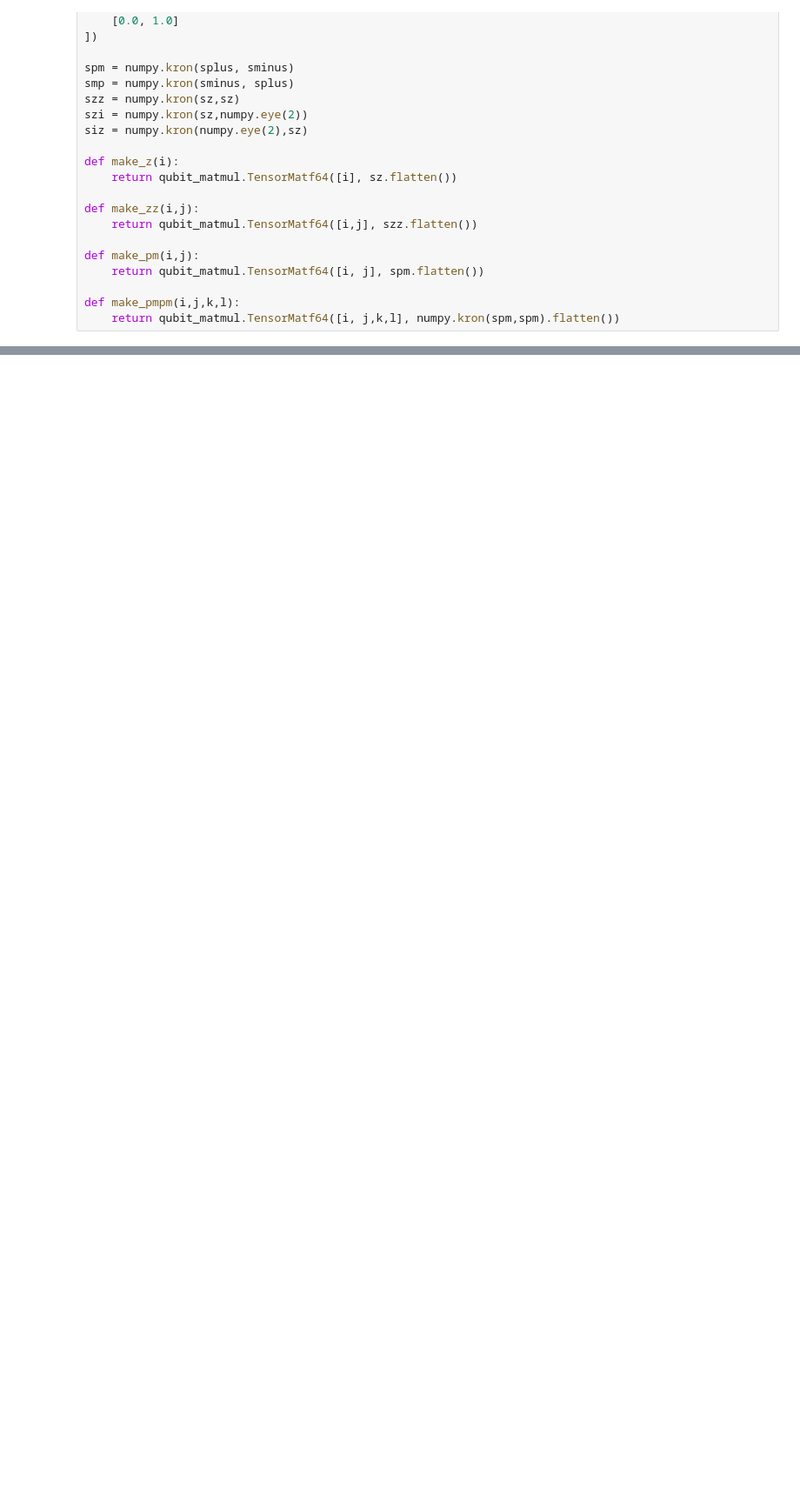
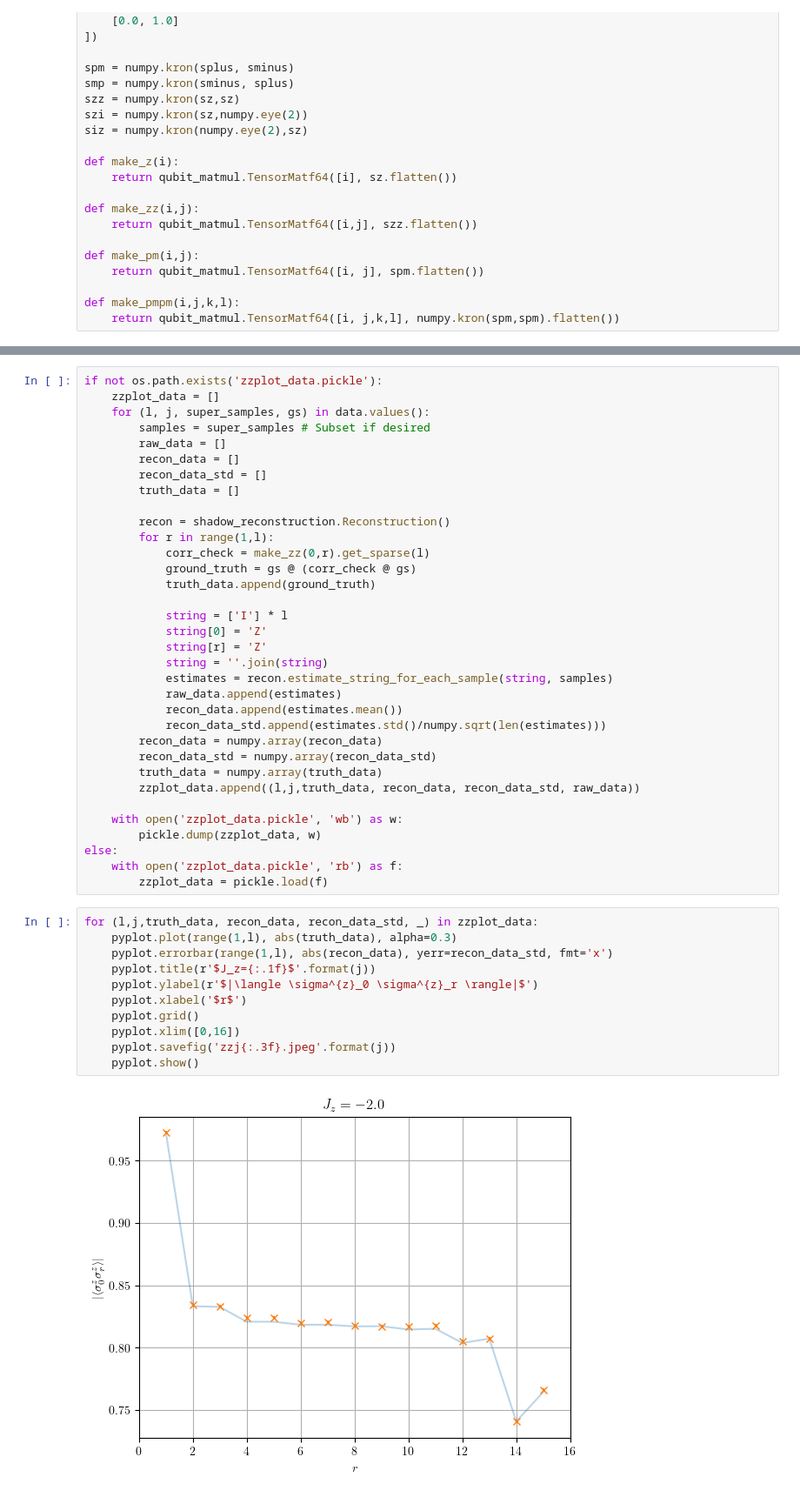
Before and after one commit to Renmusxd/NumberShadow, a Jupyter notebook: jupyter/AnalyzeData.ipynb, the cells around one changed output, grey strips where cells are left out. Shown at 87% size. Cells and saved outputs as stored; diff of their text form; blank space fills up the shorter version.

```diff
--- a/jupyter/AnalyzeData.ipynb
+++ b/jupyter/AnalyzeData.ipynb
@@ -67,0 +75,47 @@ for k, (l, j) in base_dirs.items():
+# %%
+if not os.path.exists('zzplot_data.pickle'):
+    zzplot_data = []
+    for (l, j, super_samples, gs) in data.values():
+        samples = super_samples # Subset if desired
+        raw_data = []
+        recon_data = []
+        recon_data_std = []
+        truth_data = []
+
+        recon = shadow_reconstruction.Reconstruction()
+        for r in range(1,l):
+            corr_check = make_zz(0,r).get_sparse(l)
+            ground_truth = gs @ (corr_check @ gs)
+            truth_data.append(ground_truth)
+
+            string = ['I'] * l
+            string[0] = 'Z'
+            string[r] = 'Z'
+            string = ''.join(string)
+            estimates = recon.estimate_string_for_each_sample(string, samples)
+            raw_data.append(estimates)
+            recon_data.append(estimates.mean())
+            recon_data_std.append(estimates.std()/numpy.sqrt(len(estimates)))
+        recon_data = numpy.array(recon_data)
+        recon_data_std = numpy.array(recon_data_std)
+        truth_data = numpy.array(truth_data)
+        zzplot_data.append((l,j,truth_data, recon_data, recon_data_std, raw_data))
+
+    with open('zzplot_data.pickle', 'wb') as w:
+        pickle.dump(zzplot_data, w)
+else:
+    with open('zzplot_data.pickle', 'rb') as f:
+        zzplot_data = pickle.load(f)
+# %%
+for (l,j,truth_data, recon_data, recon_data_std, _) in zzplot_data:
+    pyplot.plot(range(1,l), abs(truth_data), alpha=0.3)
+    pyplot.errorbar(range(1,l), abs(recon_data), yerr=recon_data_std, fmt='x')
+    pyplot.title(r'$J_z={:.1f}$'.format(j))
+    pyplot.ylabel(r'$|\langle \sigma^{z}_0 \sigma^{z}_r \rangle|$')
+    pyplot.xlabel('$r$')
+    pyplot.grid()
+    pyplot.xlim([0,16])
+    pyplot.savefig('zzj{:.3f}.jpeg'.format(j))
+    pyplot.show()
+# %% [output]
+[figure, added]
```
Also changed, not shown: parts of 25 cells of this notebook, 14 other files.
